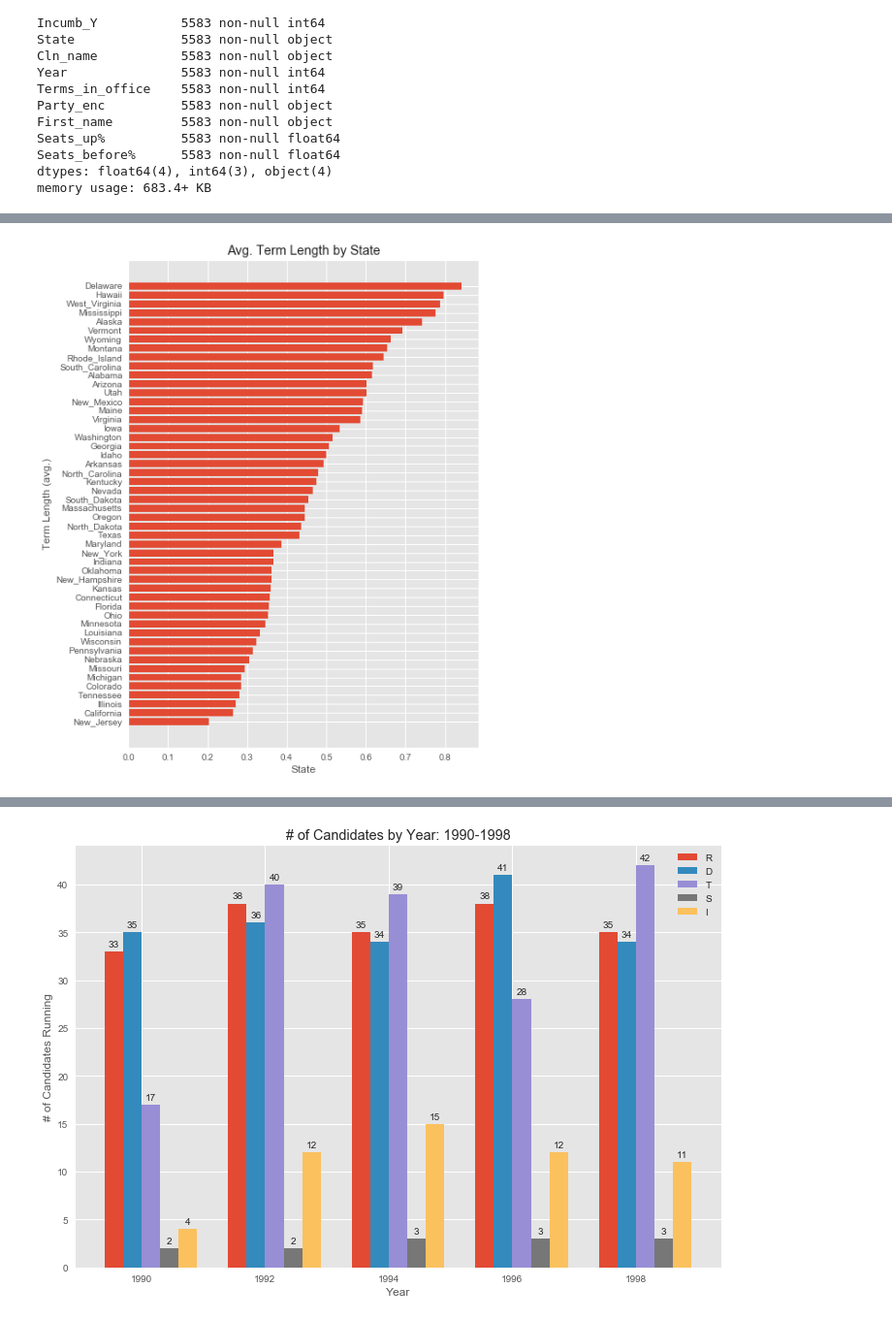
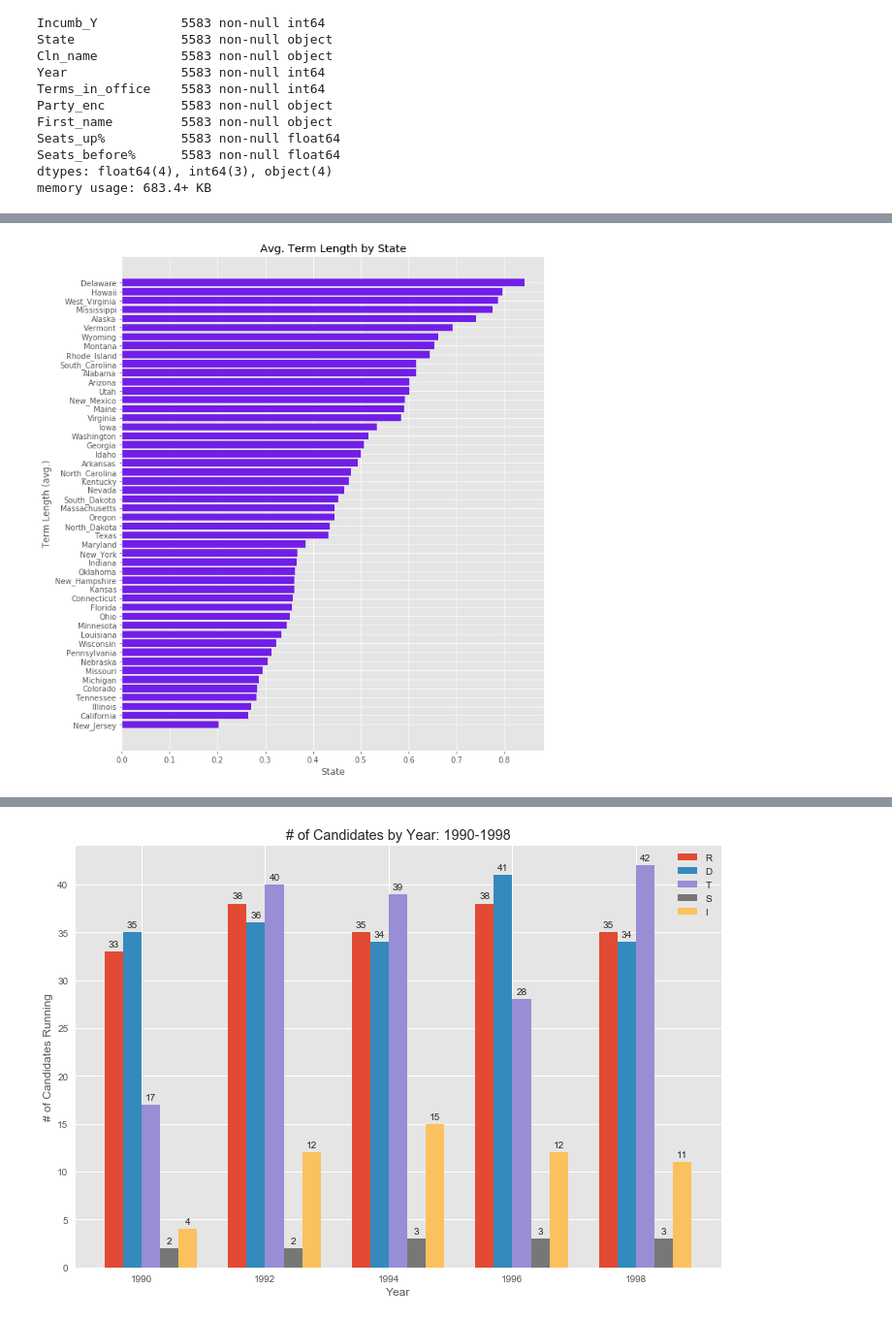
Before and after one commit to dfuller22/US_Senate_Election_Predictor, a Jupyter notebook: EDA_and_Modeling.ipynb, the cells around one changed output, grey strips where cells are left out. Shown at 97% size. Saved outputs shown, nothing was run; the diff lists cells and outputs as text; code cells hidden in the pictures.

```diff
--- a/EDA_and_Modeling.ipynb
+++ b/EDA_and_Modeling.ipynb
@@ -98,8 +133,12 @@ ax.set(title='Turnout by Year', xlabel='Year', ylabel='Turnout (100s of millions
 # %%
-fig, ax = plt.subplots(figsize=(7,10))
+## Setting figsize
+fig, ax = plt.subplots(figsize=(10,12))
 
+## Groupby State then average term length
 terms_by_state = df_eda.groupby('State')['Terms_in_office'].mean()
-ax.barh(terms_by_state.sort_values().index, terms_by_state.sort_values())
+
+## Plotting + formatting
+ax.barh(terms_by_state.sort_values().index, terms_by_state.sort_values(), color='#711EE8')
 ax.set(title='Avg. Term Length by State', xlabel='State', ylabel='Term Length (avg.)');
 # %% [output]
-[figure, old version]
+[figure, new version]
```
Also changed, not shown: parts of 65 cells of this notebook.
